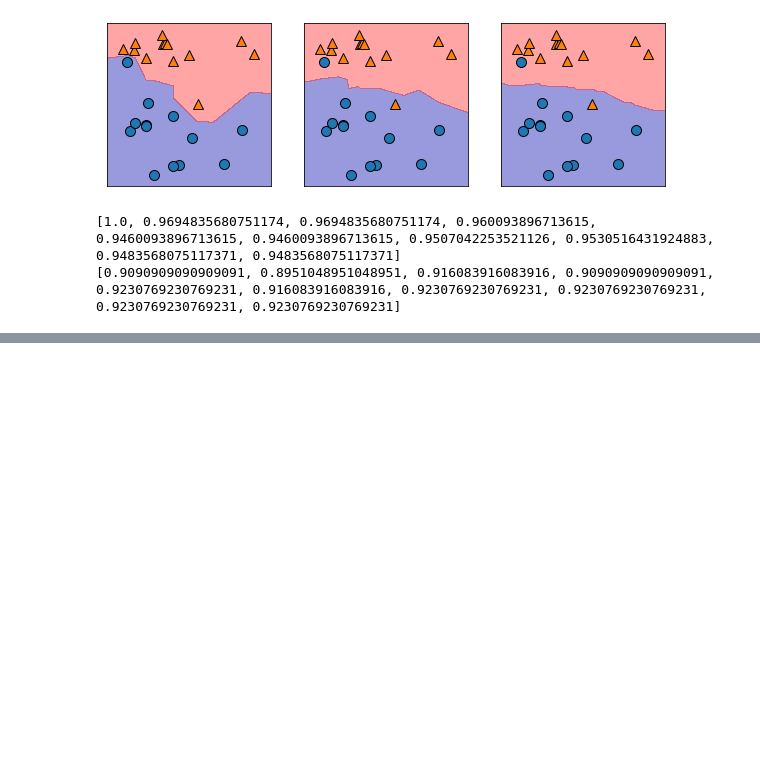
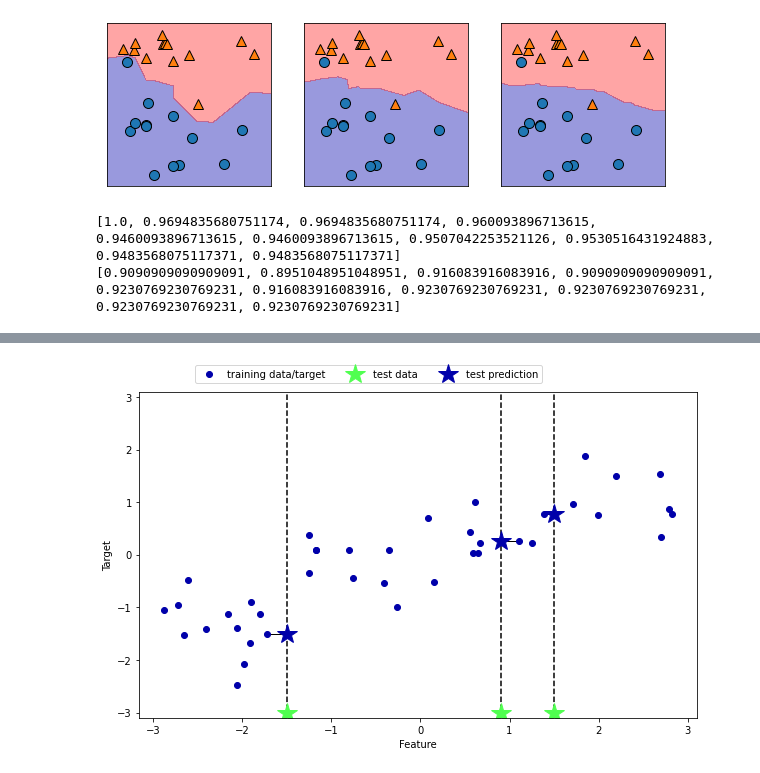
Before and after one commit to sucong2/ai-school-1, a Jupyter notebook: preprocessor_2.ipynb, the cells around one changed output, grey strips where cells are left out. Cells and saved outputs as stored; diff of their text form; code cells hidden in the pictures; blank space fills up the shorter version.

```diff
--- a/preprocessor_2.ipynb
+++ b/preprocessor_2.ipynb
@@ -161,0 +171,4 @@ print(test_accuracy) #상향하다가 고점 찍고 하향
+# %%
+mglearn.plots.plot_knn_regression(n_neighbors=1)
+# %% [output]
+[figure, added]
```
Also changed, not shown: parts of 22 cells of this notebook.
